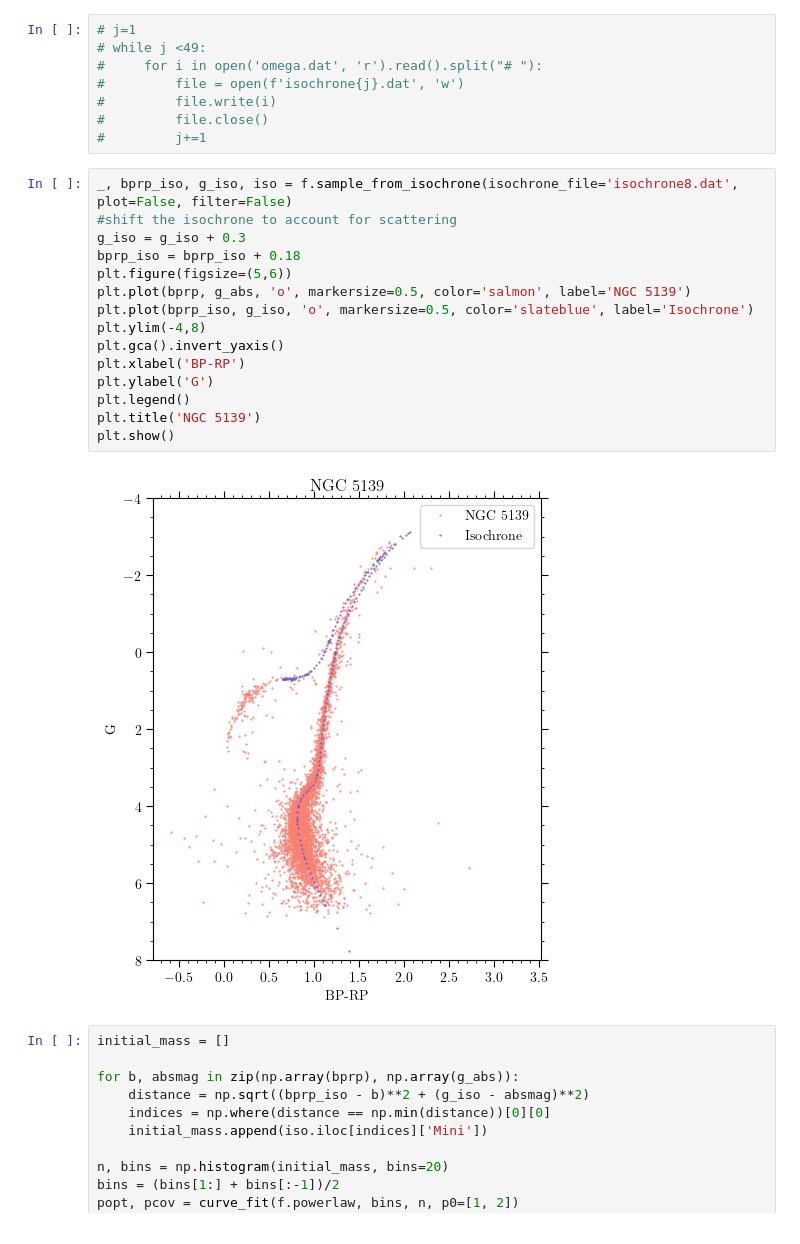
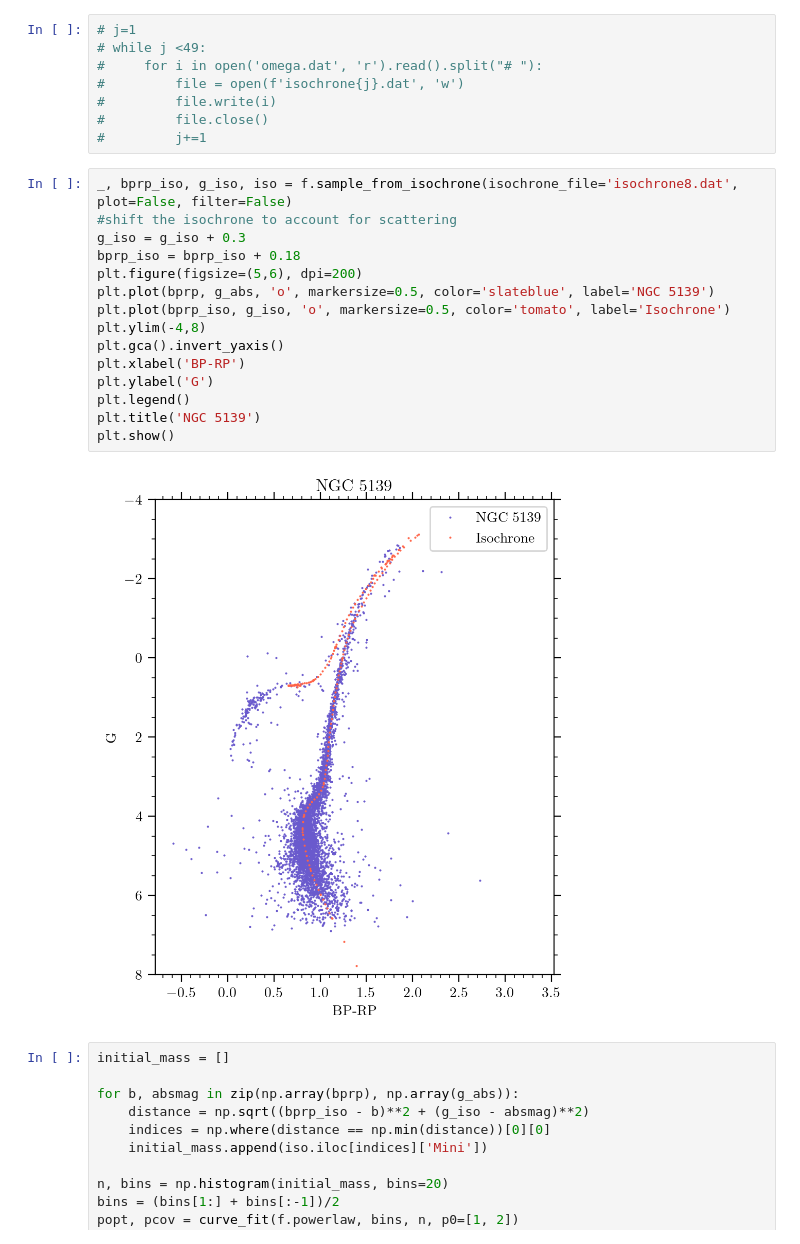
Before and after one commit to ravioli1369/gaia, a Jupyter notebook: week5.ipynb, the cells around one changed output. Saved outputs shown, nothing was run; the diff lists cells and outputs as text.

Commit message:
plots

```diff
--- a/week5.ipynb
+++ b/week5.ipynb
@@ -110,20 +111,20 @@ plt.gca().invert_yaxis()
 # %%
 _, bprp_iso, g_iso, iso = f.sample_from_isochrone(isochrone_file='isochrone8.dat', plot=False, filter=False)
 #shift the isochrone to account for scattering
 g_iso = g_iso + 0.3
 bprp_iso = bprp_iso + 0.18
-plt.figure(figsize=(5,6))
-plt.plot(bprp, g_abs, 'o', markersize=0.5, color='salmon', label='NGC 5139')
-plt.plot(bprp_iso, g_iso, 'o', markersize=0.5, color='slateblue', label='Isochrone')
+plt.figure(figsize=(5,6), dpi=200)
+plt.plot(bprp, g_abs, 'o', markersize=0.5, color='slateblue', label='NGC 5139')
+plt.plot(bprp_iso, g_iso, 'o', markersize=0.5, color='tomato', label='Isochrone')
 plt.ylim(-4,8)
 plt.gca().invert_yaxis()
 plt.xlabel('BP-RP')
 plt.ylabel('G')
 plt.legend()
 plt.title('NGC 5139')
 plt.show()
 # %% [output]
-[figure, old version]
+[figure, new version]
 # %%
 initial_mass = []
 
```
Also changed, not shown: parts of 1 cell of this notebook, 46 other files.
